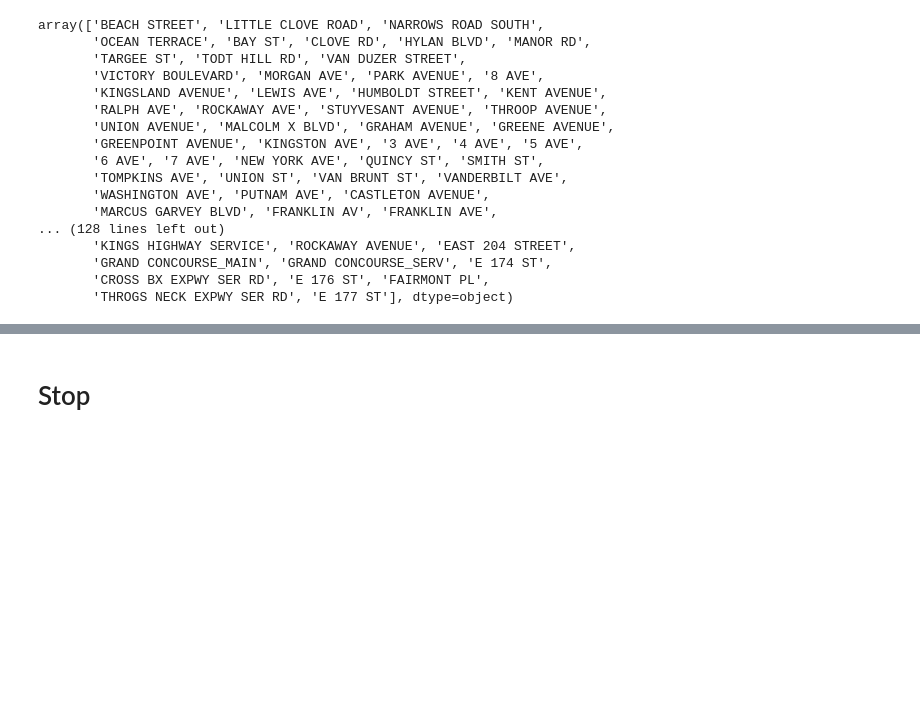
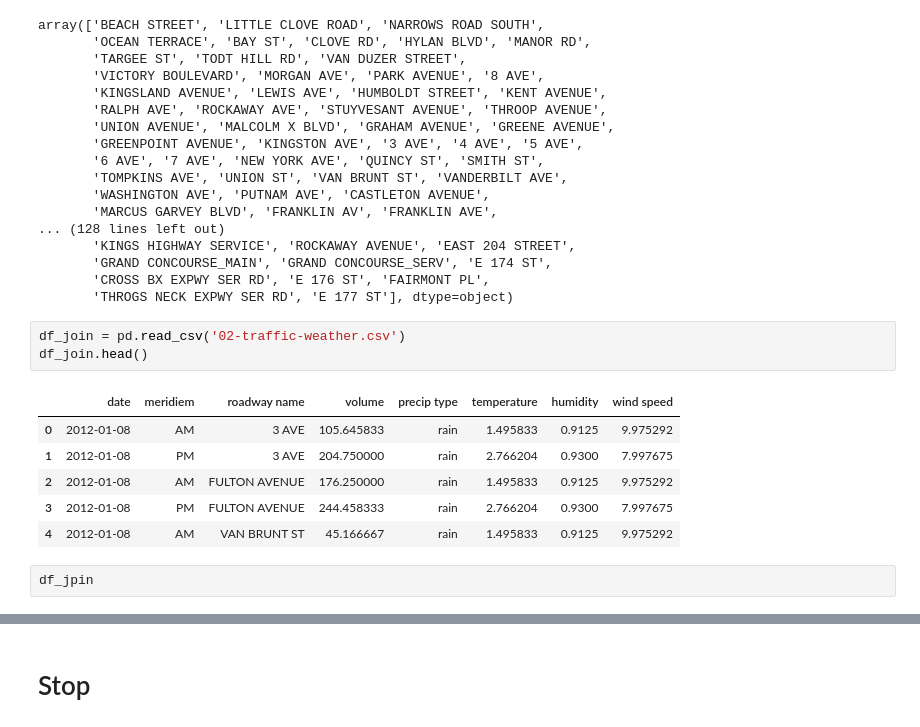
Before and after one commit to saymenth/BigData_project, a Jupyter notebook: traffic-casuality.ipynb, the cells around one changed output, grey strips where cells are left out. Saved outputs shown, nothing was run; the diff lists cells and outputs as text; blank space fills up the shorter version.

```diff
--- a/traffic-casuality.ipynb
+++ b/traffic-casuality.ipynb
@@ -398,3 +430,15 @@ array(['BEACH STREET', 'LITTLE CLOVE ROAD', 'NARROWS ROAD SOUTH',
        'GRAND CONCOURSE_MAIN', 'GRAND CONCOURSE_SERV', 'E 174 ST',
        'CROSS BX EXPWY SER RD', 'E 176 ST', 'FAIRMONT PL',
        'THROGS NECK EXPWY SER RD', 'E 177 ST'], dtype=object)
+# %%
+df_join = pd.read_csv('02-traffic-weather.csv')
+df_join.head()
+# %% [output]
+|  | date | meridiem | roadway name | volume | precip type | temperature | humidity | wind speed |
+| 0 | 2012-01-08 | AM | 3 AVE | 105.645833 | rain | 1.495833 | 0.9125 | 9.975292 |
+| 1 | 2012-01-08 | PM | 3 AVE | 204.750000 | rain | 2.766204 | 0.9300 | 7.997675 |
+| 2 | 2012-01-08 | AM | FULTON AVENUE | 176.250000 | rain | 1.495833 | 0.9125 | 9.975292 |
+| 3 | 2012-01-08 | PM | FULTON AVENUE | 244.458333 | rain | 2.766204 | 0.9300 | 7.997675 |
+| 4 | 2012-01-08 | AM | VAN BRUNT ST | 45.166667 | rain | 1.495833 | 0.9125 | 9.975292 |
+# %%
+df_jpin
```
Also changed, not shown: parts of 5 cells of this notebook.
